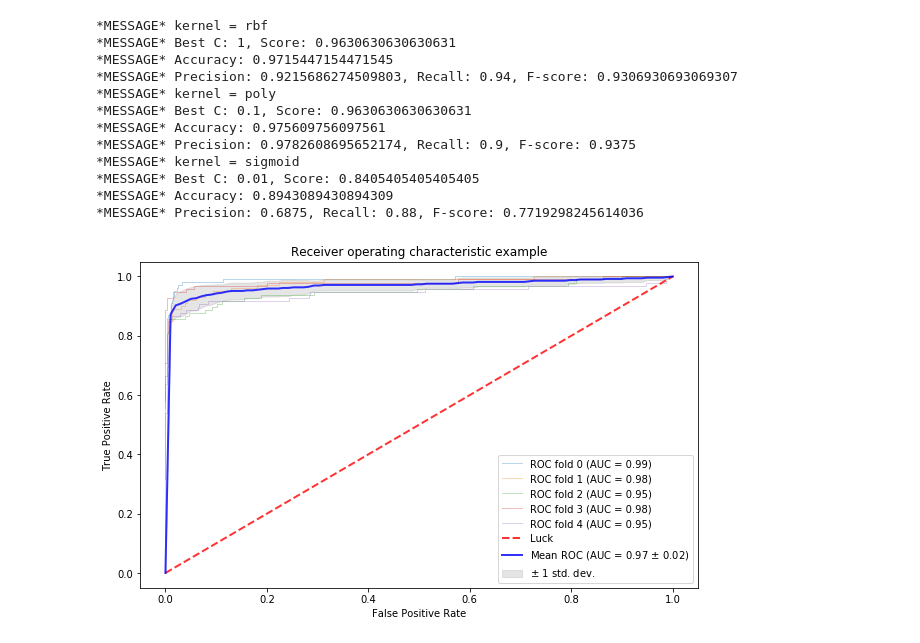
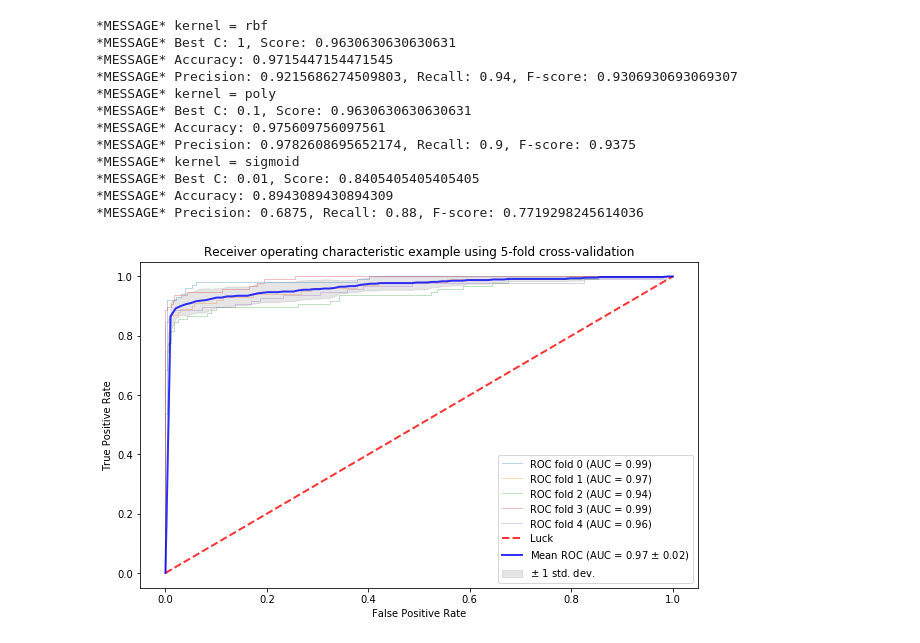
Before and after one commit to udhai17/Credit-Card-Fraud-Detection, a Jupyter notebook: CCFraudDetection.ipynb, the cells around one changed output. Drawn from its saved outputs; the diff is of its cells as text; code cells hidden in the pictures.

Commit message:
corrected SVM kernel: poly to rbf, based on recall value

```diff
--- a/CCFraudDetection.ipynb
+++ b/CCFraudDetection.ipynb
@@ -212,7 +212,7 @@ from sklearn.model_selection import StratifiedKFold
 from scipy import interp
 
 cv = StratifiedKFold(n_splits=5)
-classifier = SVC(C=0.1, kernel='poly', probability=True)
+classifier = SVC(C=1, kernel='rbf', probability=True)
 tprs,aucs = [],[]
 mean_fpr = np.linspace(0, 1, 100)
 i = 0
@@ -225,31 +225,31 @@ for train, test in cv.split(X_, Y_):
     tprs.append(interp(mean_fpr, fpr, tpr))
     tprs[-1][0] = 0.0
     roc_auc = auc(fpr, tpr)
     aucs.append(roc_auc)
     plt.plot(fpr, tpr, lw=1, alpha=0.3,label='ROC fold %d (AUC = %0.2f)' % (i, roc_auc))
     i += 1
 
 plt.plot([0, 1], [0, 1], linestyle='--', lw=2, color='r',label='Luck', alpha=.8)
 mean_tpr = np.mean(tprs, axis=0)
 mean_tpr[-1] = 1.0
 mean_auc = auc(mean_fpr, mean_tpr)
 std_auc = np.std(aucs)
 plt.plot(mean_fpr, mean_tpr, color='b',
          label=r'Mean ROC (AUC = %0.2f $\pm$ %0.2f)' % (mean_auc, std_auc),
          lw=2, alpha=.8)
 
 std_tpr = np.std(tprs, axis=0)
 tprs_upper = np.minimum(mean_tpr + std_tpr, 1)
 tprs_lower = np.maximum(mean_tpr - std_tpr, 0)
 plt.fill_between(mean_fpr, tprs_lower, tprs_upper, color='grey', alpha=.2,
                  label=r'$\pm$ 1 std. dev.')
 
 plt.xlim([-0.05, 1.05])
 plt.ylim([-0.05, 1.05])
 plt.xlabel('False Positive Rate')
 plt.ylabel('True Positive Rate')
 plt.title('Receiver operating characteristic example using 5-fold cross-validation')
 plt.legend(loc="lower right")
 plt.show()
 # %% [output]
-[figure, old version]
+[figure, new version]
```
Also changed, not shown: parts of 1 cell of this notebook, 3 other files.
